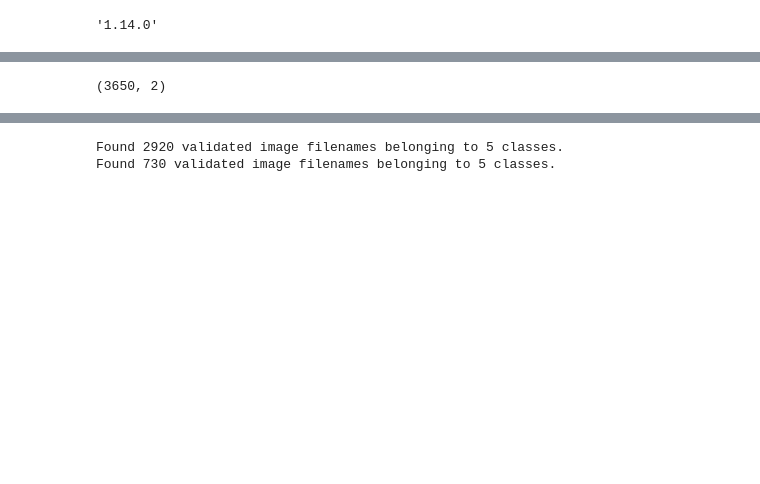
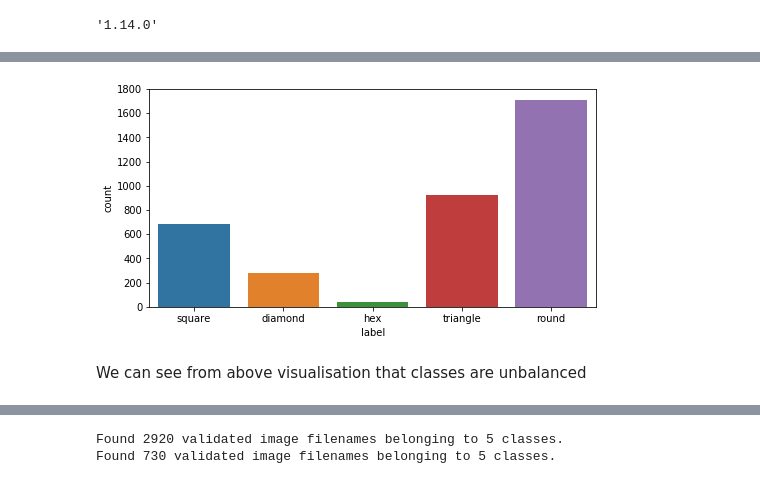
Before and after one commit to HaiderSS/ML-Assignment-2, a Jupyter notebook: Assigment 2_Image shape.ipynb, the cells around one changed output, grey strips where cells are left out. Drawn from its saved outputs; the diff is of its cells as text; code cells hidden in the pictures; blank space fills up the shorter version.

```diff
--- a/Assigment 2_Image shape.ipynb
+++ b/Assigment 2_Image shape.ipynb
@@ -46,5 +77,8 @@ array(['square', 'diamond', 'hex', 'triangle', 'round'], dtype=object)
-# %%
-data.shape
-# %% [output]
-(3650, 2)
+# %%
+plt.figure(figsize=(8,4))
+sns.countplot(x='label', data=data);# unbalanced classes
+# %% [output]
+[figure, added]
+# %% [markdown]
+We can see from above visualisation that classes are unbalanced
 # %%
```
Also changed, not shown: parts of 53 cells of this notebook, 1 other file.
